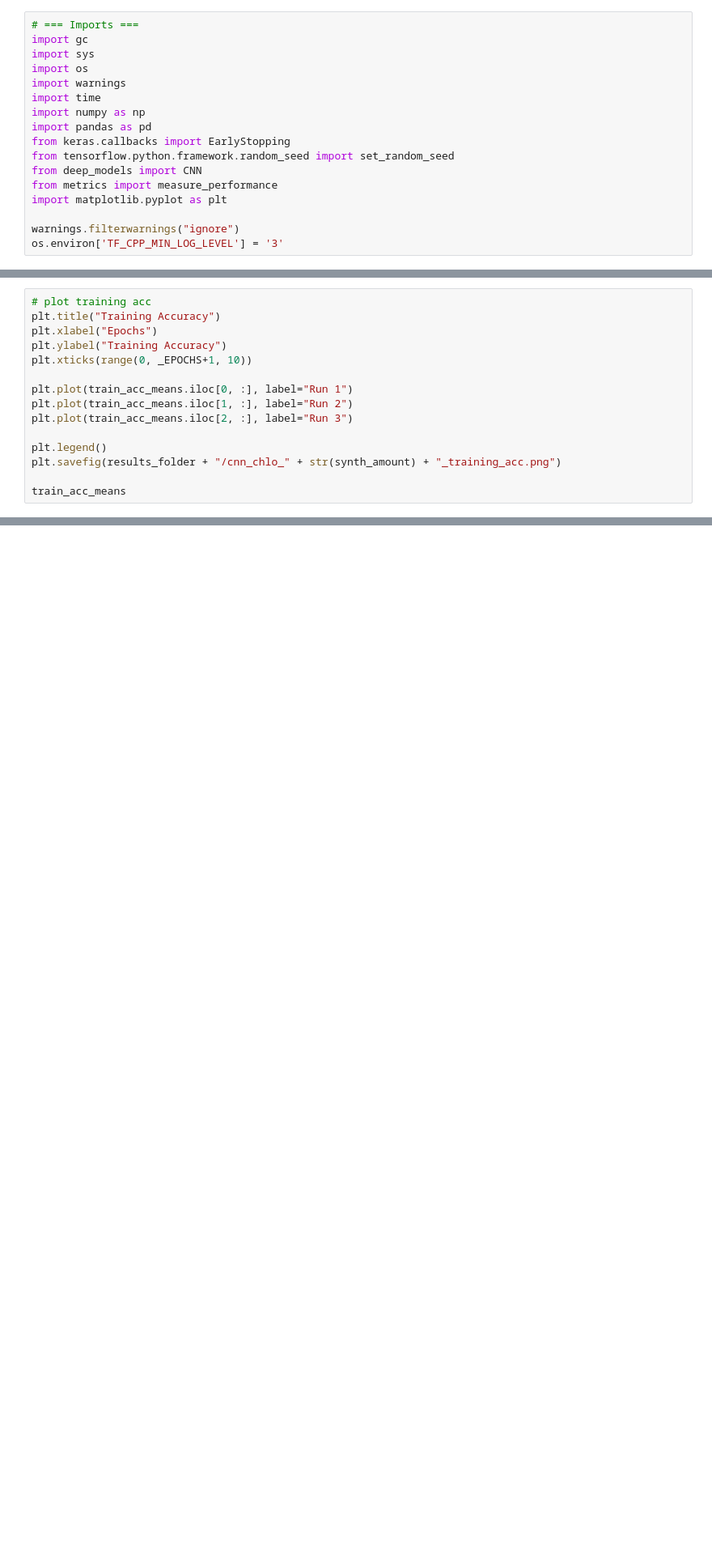
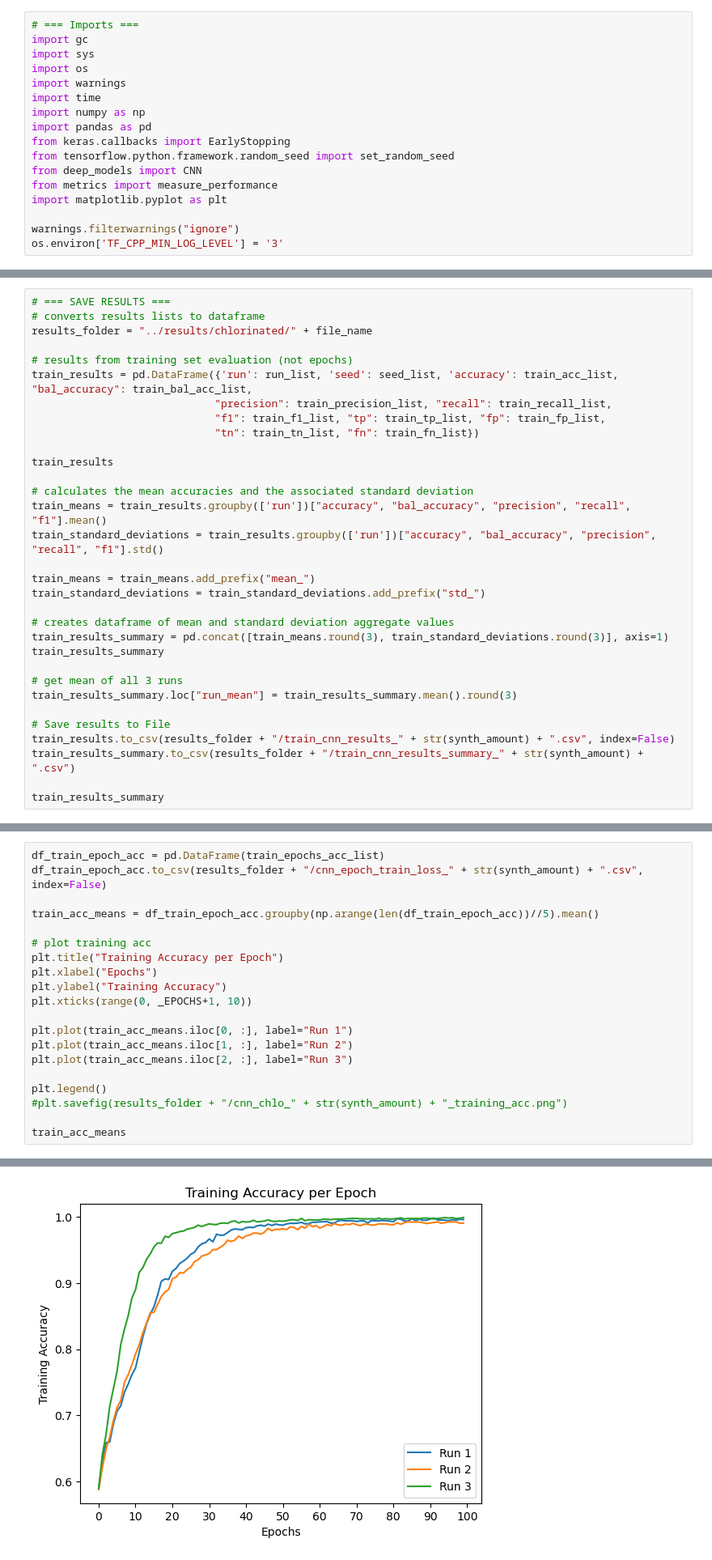
Before and after one commit to AaronFlanagan20/Analysis-of-Data-Synthesis-for-Raman-Spectroscopy, a Jupyter notebook: experiments/train_cnn_chlorinated.ipynb, the cells around one changed output, grey strips where cells are left out. Shown at 81% size. Drawn from its saved outputs; the diff is of its cells as text; blank space fills up the shorter version.

Commit message:
Revisions to manuscript, added balanced accuracy metric, new results and graphs

```diff
--- a/experiments/train_cnn_chlorinated.ipynb
+++ b/experiments/train_cnn_chlorinated.ipynb
@@ -205,0 +260,32 @@ train_loss_means = df_train_loss.groupby(np.arange(len(df_train_loss))//5).mean(
+# %%
+# === SAVE RESULTS ===
+# converts results lists to dataframe
+results_folder = "../results/chlorinated/" + file_name
+
+# results from training set evaluation (not epochs)
+train_results = pd.DataFrame({'run': run_list, 'seed': seed_list, 'accuracy': train_acc_list, "bal_accuracy": train_bal_acc_list,
+                             "precision": train_precision_list, "recall": train_recall_list,
+                             "f1": train_f1_list, "tp": train_tp_list, "fp": train_fp_list,
+                             "tn": train_tn_list, "fn": train_fn_list})
+
+train_results
+
+# calculates the mean accuracies and the associated standard deviation
+train_means = train_results.groupby(['run'])["accuracy", "bal_accuracy", "precision", "recall", "f1"].mean()
+train_standard_deviations = train_results.groupby(['run'])["accuracy", "bal_accuracy", "precision", "recall", "f1"].std()
+
+train_means = train_means.add_prefix("mean_")
+train_standard_deviations = train_standard_deviations.add_prefix("std_")
+
+# creates dataframe of mean and standard deviation aggregate values
+train_results_summary = pd.concat([train_means.round(3), train_standard_deviations.round(3)], axis=1)
+train_results_summary
+
+# get mean of all 3 runs
+train_results_summary.loc["run_mean"] = train_results_summary.mean().round(3)
+
+# Save results to File
+train_results.to_csv(results_folder + "/train_cnn_results_" + str(synth_amount) + ".csv", index=False)
+train_results_summary.to_csv(results_folder + "/train_cnn_results_summary_" + str(synth_amount) + ".csv")
+
+train_results_summary
@@ -221,6 +326,11 @@ train_loss_means
 # %%
+df_train_epoch_acc = pd.DataFrame(train_epochs_acc_list)
+df_train_epoch_acc.to_csv(results_folder + "/cnn_epoch_train_loss_" + str(synth_amount) + ".csv", index=False)
+
+train_acc_means = df_train_epoch_acc.groupby(np.arange(len(df_train_epoch_acc))//5).mean()
+
 # plot training acc
-plt.title("Training Accuracy")
+plt.title("Training Accuracy per Epoch")
 plt.xlabel("Epochs")
 plt.ylabel("Training Accuracy")
 plt.xticks(range(0, _EPOCHS+1, 10))
@@ -230,6 +340,7 @@ plt.plot(train_acc_means.iloc[1, :], label="Run 2")
 plt.plot(train_acc_means.iloc[2, :], label="Run 3")
 
 plt.legend()
-plt.savefig(results_folder + "/cnn_chlo_" + str(synth_amount) + "_training_acc.png")
+#plt.savefig(results_folder + "/cnn_chlo_" + str(synth_amount) + "_training_acc.png")
 
 train_acc_means
+# %% [output]
@@ -236,3 +352,4 @@ train_acc_means
+[figure, added]
 # %%
 # plot acc curves
 plt.title("Test Accuracy")
```
Also changed, not shown: parts of 8 cells of this notebook, 12 other files.
